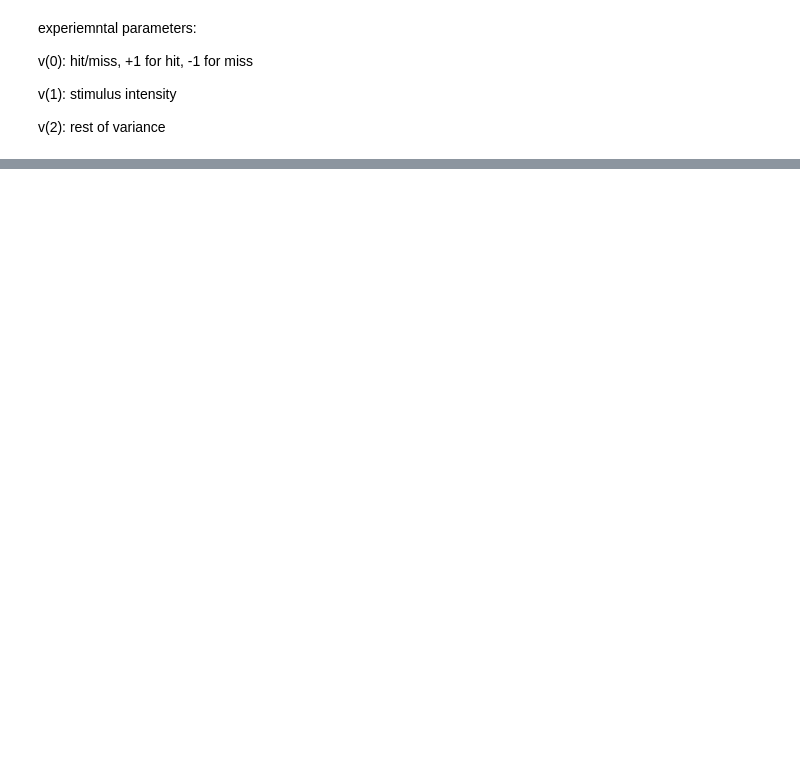
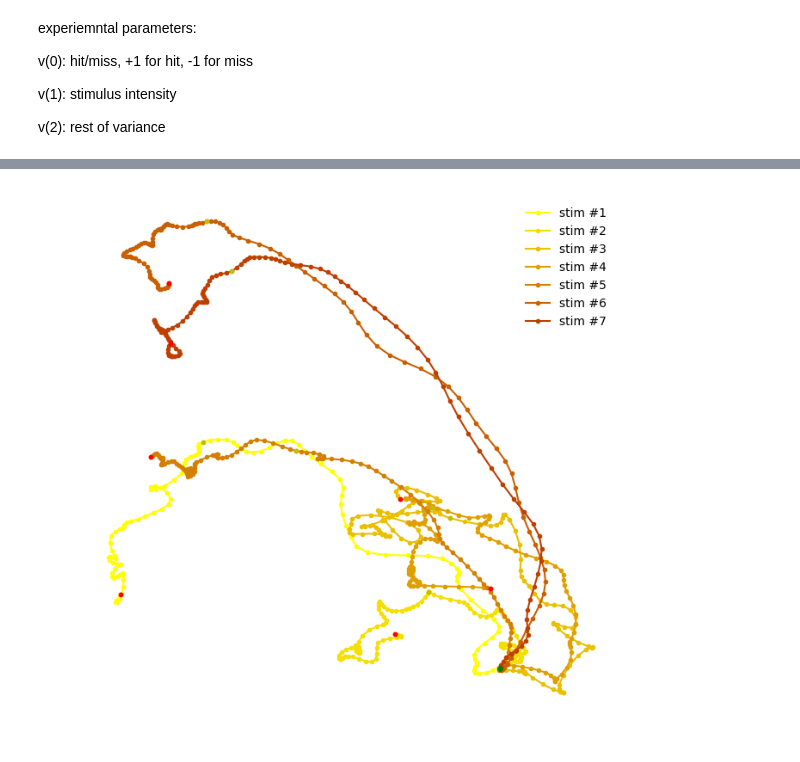
Before and after one commit to ge00rg/LabRotSprekeler, a Jupyter notebook: Regression.ipynb, the cells around one changed output, grey strips where cells are left out. Saved outputs shown, nothing was run; the diff lists cells and outputs as text; code cells hidden in the pictures; blank space fills up the shorter version.

```diff
--- a/Regression.ipynb
+++ b/Regression.ipynb
@@ -201,0 +265,38 @@ array([-0.14849715,  0.28754762, -0.04867248, -0.07447999, -0.06215255,
+# %%
+Q, R = np.linalg.qr(beta_max.T)
+# %%
+b_1 = Q[:,0]
+b_2 = Q[:,1]
+# %%
+X_ = []
+for i in range(14):
+    X_.append(x[i])
+# %%
+choice = []
+intensity = []
+for i in range(14):
+    choice.append(np.dot(b_1, X_[i].T))
+    intensity.append(np.dot(b_2, X_[i].T))
+# %%
+x_ground = choice[0][58]
+y_ground = intensity[0][58]
+
+colors = ['#BF3F00', '#CA5F00', '#D47F00', '#DF9F00', '#EABF00', '#F4DF00', '#FFFF00'][::-1]
+
+#plt.figure(figsize=(8,8), dpi=100, frameon=False)
+fig, ax = plt.subplots(figsize=(8,8), dpi=100)
+ax.axis('off')
+for i in range(7):
+    c = i
+
+    diffx = choice[i][58] - x_ground
+    diffy = intensity[i][58] - y_ground
+
+    plt.plot(choice[c][58:]-diffx, intensity[c][58:]-diffy, marker='o', markersize=3, color=colors[i], zorder=1, label='stim #{}'.format(i+1))
+    plt.scatter(choice[c][58]-diffx, intensity[c][58]-diffy, color='g', s=10, zorder=2)
+    plt.scatter(choice[c][116]-diffx, intensity[c][116]-diffy, color='y', s=10, zorder=2)
+    plt.scatter(choice[c][179]-diffx, intensity[c][179]-diffy, color='r', s=10, zorder=2)
+
+    plt.legend(frameon=False)
+# %% [output]
+[figure, added]
```
Also changed, not shown: parts of 19 cells of this notebook.
